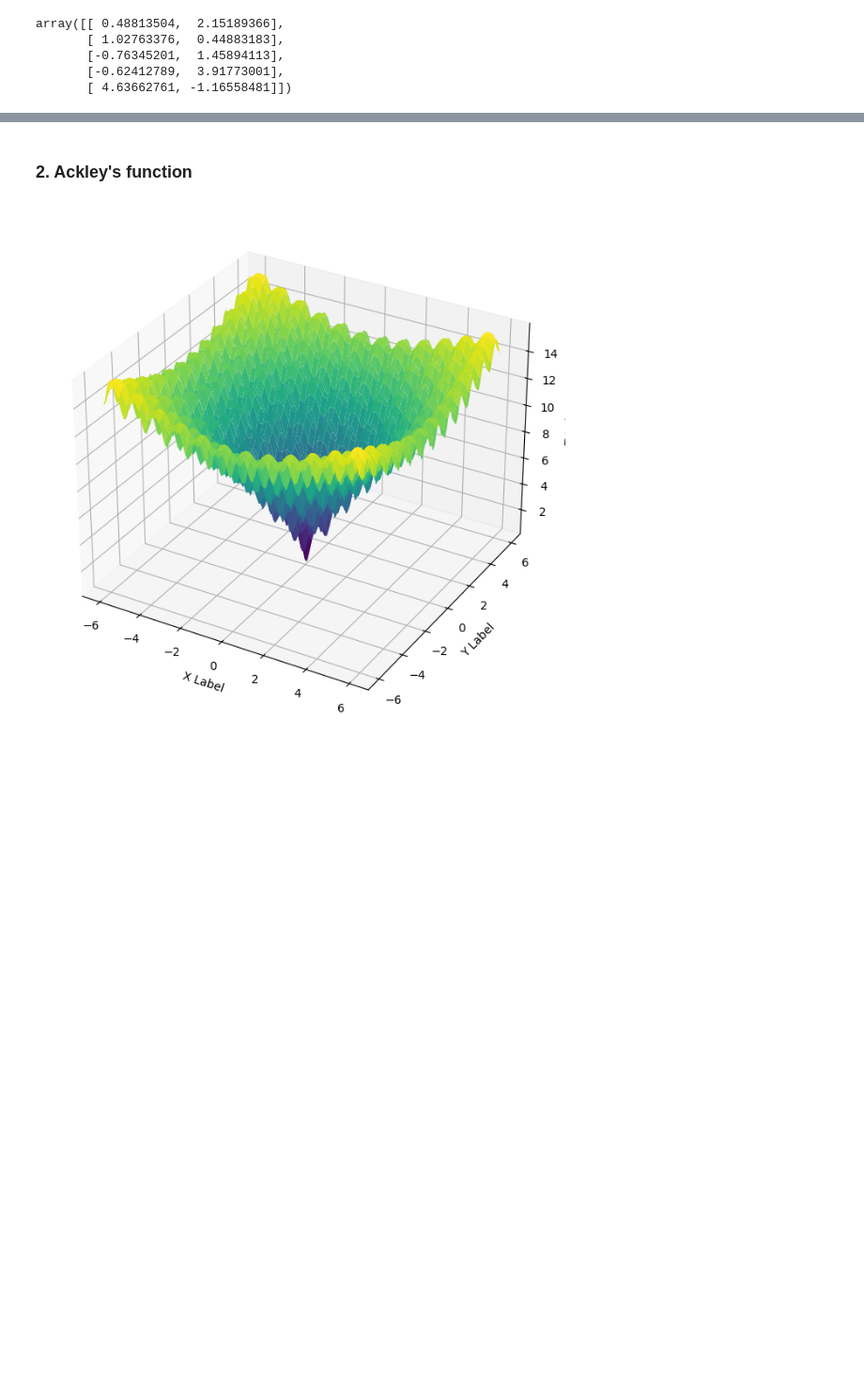
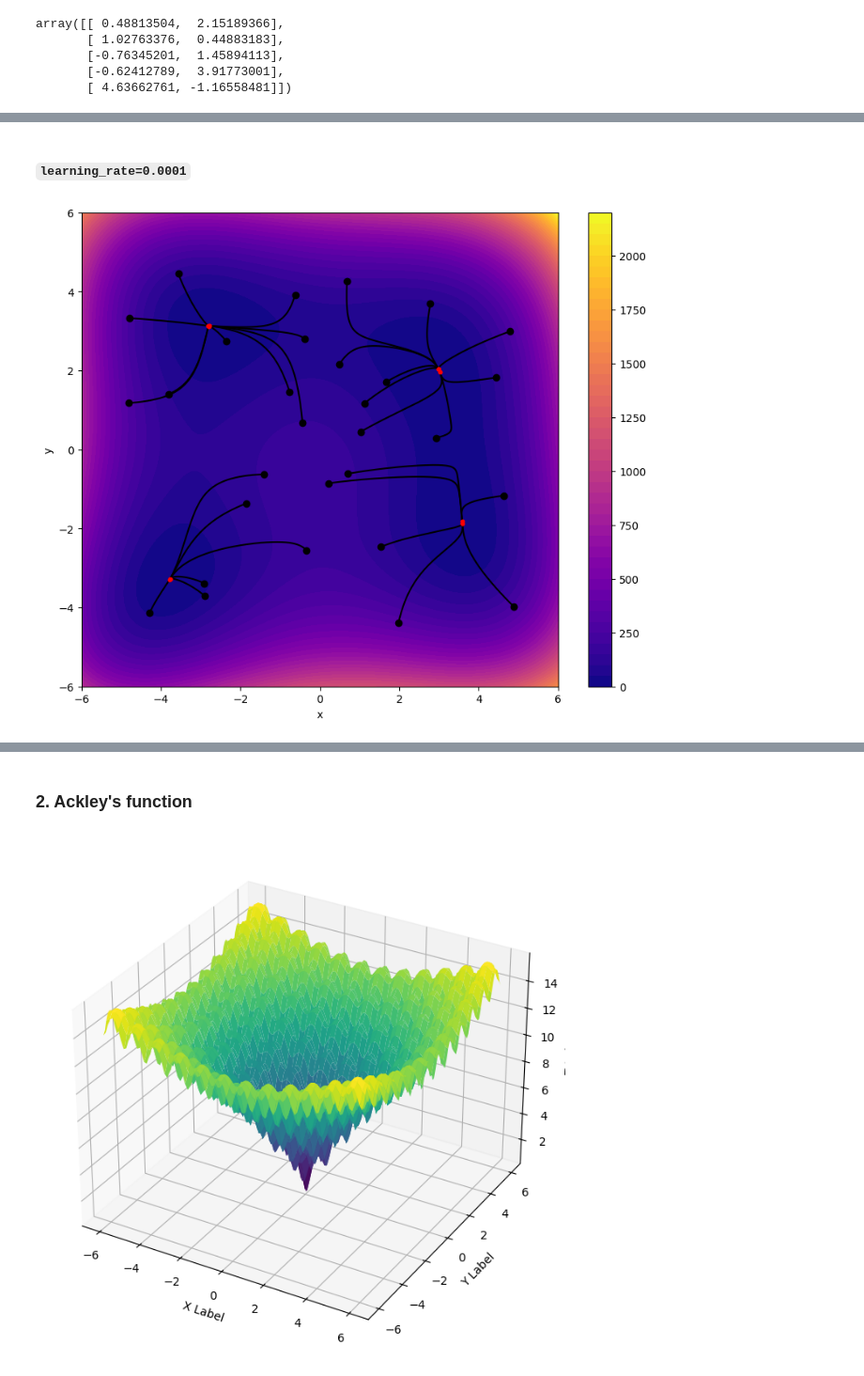
Before and after one commit to pgrzankowski/introduction-to-ai, a Jupyter notebook: simple-gradient-method.ipynb, the cells around one changed output, grey strips where cells are left out. Shown at 94% size. Saved outputs shown, nothing was run; the diff lists cells and outputs as text; code cells hidden in the pictures; blank space fills up the shorter version.

```diff
--- a/simple-gradient-method.ipynb
+++ b/simple-gradient-method.ipynb
@@ -118,0 +131,6 @@ plot_contour(himmelblau, starting_points)
+# %% [markdown]
+#### `learning_rate=0.0001`
+# %%
+plot_contour(himmelblau, starting_points, learning_rate=0.0001, depth=50)
+# %% [output]
+[figure, added]
```
Also changed, not shown: parts of 18 cells of this notebook.
